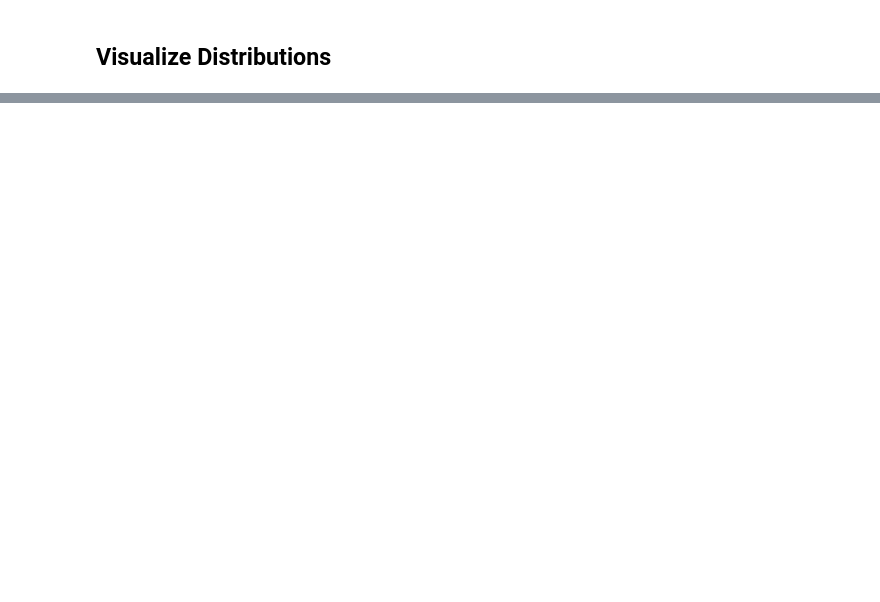
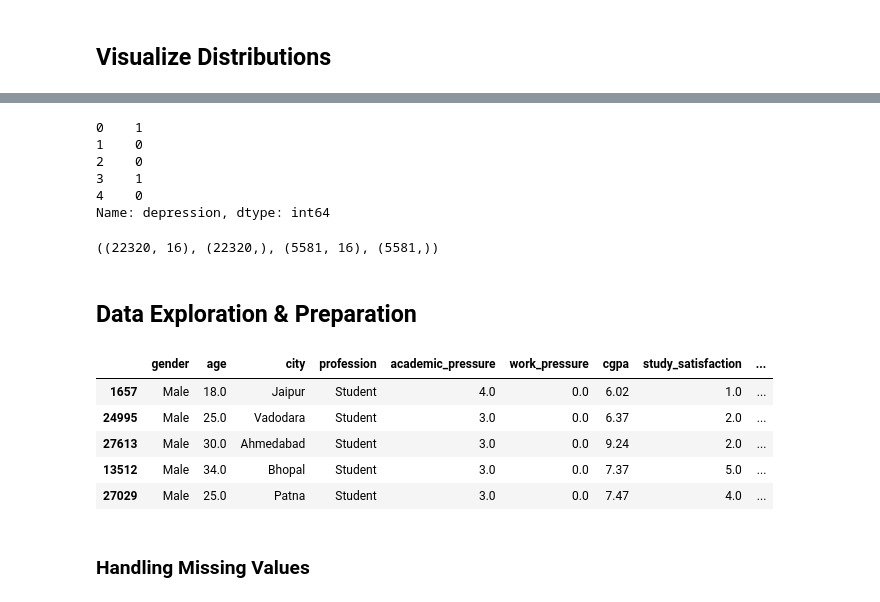
Before and after one commit to gaurangdave/mental_health_ml, a Jupyter notebook: notebooks/00_data_exploration.ipynb, the cells around one changed output, grey strips where cells are left out. Saved outputs shown, nothing was run; the diff lists cells and outputs as text; code cells hidden in the pictures; blank space fills up the shorter version.

```diff
--- a/notebooks/00_data_exploration.ipynb
+++ b/notebooks/00_data_exploration.ipynb
@@ -265,0 +356,4 @@ for col in columns_to_visulize:
+# %%
+## split the dataset into features and target
+X = data.drop(columns=["depression"])
+y = data["depression"]
@@ -265,0 +373,24 @@ for col in columns_to_visulize:
+# %%
+y.head()
+# %% [output]
+0    1
+1    0
+2    0
+3    1
+4    0
+Name: depression, dtype: int64
+# %%
+from sklearn.model_selection import StratifiedShuffleSplit
+
+sss = StratifiedShuffleSplit(n_splits=1, test_size=0.2, random_state=42)
+
+for i,(train_index,test_index) in enumerate(sss.split(X,y)):
+    X_train = X.loc[train_index]
+    y_train = y.loc[train_index]
+    X_test = X.loc[test_index]
+    y_test = y.loc[test_index]
+
+
+X_train.shape,y_train.shape,X_test.shape,y_test.shape
+# %% [output]
+((22320, 16), (22320,), (5581, 16), (5581,))
@@ -265,0 +404,13 @@ for col in columns_to_visulize:
+# %% [markdown]
+## Data Exploration & Preparation
+# %%
+X_train.head()
+# %% [output]
+|  | gender | age | city | profession | academic_pressure | work_pressure | cgpa | study_satisfaction | ... |
+| 1657 | Male | 18.0 | Jaipur | Student | 4.0 | 0.0 | 6.02 | 1.0 | ... |
+| 24995 | Male | 25.0 | Vadodara | Student | 3.0 | 0.0 | 6.37 | 2.0 | ... |
+| 27613 | Male | 30.0 | Ahmedabad | Student | 3.0 | 0.0 | 9.24 | 2.0 | ... |
+| 13512 | Male | 34.0 | Bhopal | Student | 3.0 | 0.0 | 7.37 | 5.0 | ... |
+| 27029 | Male | 25.0 | Patna | Student | 3.0 | 0.0 | 7.47 | 4.0 | ... |
+# %% [markdown]
+### Handling Missing Values
```
Also changed, not shown: parts of 31 cells of this notebook, 4 other files.
